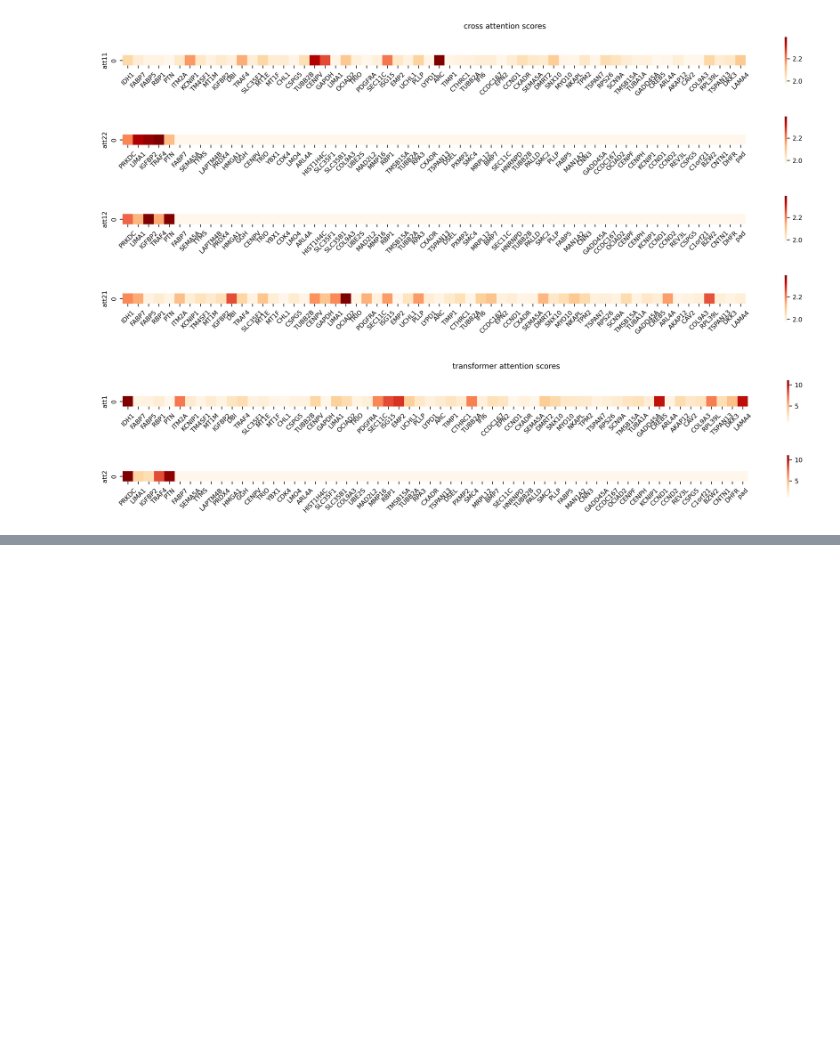
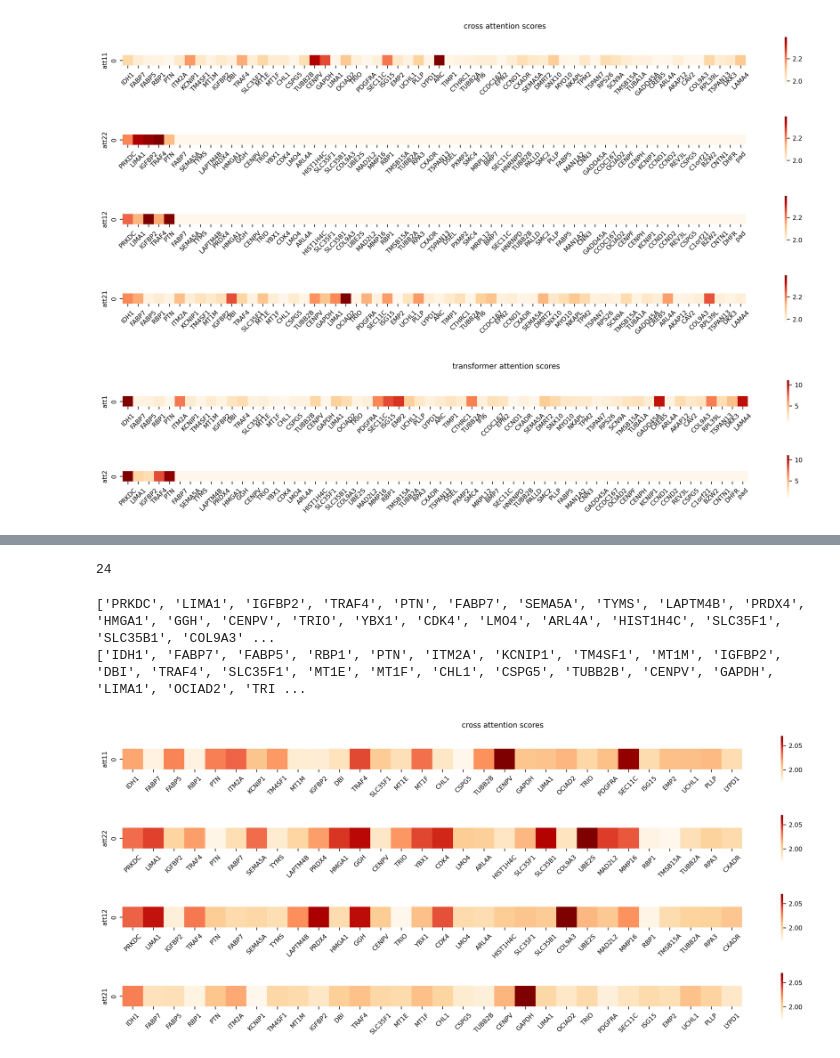
Before and after one commit to JieZheng-ShanghaiTech/SLformer, a Jupyter notebook: IDH1_analysis.ipynb, the cells around one changed output, grey strips where cells are left out. Saved outputs shown, nothing was run; the diff lists cells and outputs as text; code cells hidden in the pictures; blank space fills up the shorter version.

```diff
--- a/IDH1_analysis.ipynb
+++ b/IDH1_analysis.ipynb
@@ -196,0 +289,6 @@ plot_att_vec(np.vstack(trans_att_IDH1_PRKDC))
+# %%
+print(model_counts)
+cross_att_all = cross_att_all/model_counts
+trans_att_all = trans_att_all/model_counts
+# %% [output]
+24
@@ -196,0 +311,8 @@ plot_att_vec(np.vstack(trans_att_IDH1_PRKDC))
+# %%
+gene_sent_PRKDC = get_gene_sent("PRKDC", n=sent_len)
+print(gene_sent_PRKDC)
+gene_sent_IDH1 = get_gene_sent("IDH1", n=sent_len)
+print(gene_sent_IDH1)
+# %% [output]
+['PRKDC', 'LIMA1', 'IGFBP2', 'TRAF4', 'PTN', 'FABP7', 'SEMA5A', 'TYMS', 'LAPTM4B', 'PRDX4', 'HMGA1', 'GGH', 'CENPV', 'TRIO', 'YBX1', 'CDK4', 'LMO4', 'ARL4A', 'HIST1H4C', 'SLC35F1', 'SLC35B1', 'COL9A3' ...
+['IDH1', 'FABP7', 'FABP5', 'RBP1', 'PTN', 'ITM2A', 'KCNIP1', 'TM4SF1', 'MT1M', 'IGFBP2', 'DBI', 'TRAF4', 'SLC35F1', 'MT1E', 'MT1F', 'CHL1', 'CSPG5', 'TUBB2B', 'CENPV', 'GAPDH', 'LIMA1', 'OCIAD2', 'TRI ...
@@ -196,0 +323,39 @@ plot_att_vec(np.vstack(trans_att_IDH1_PRKDC))
+# %%
+def plot_att_vec(vec):
+
+    if vec.shape[0] == 4:
+        y_tick = ["att11", "att22", "att12", "att21"]
+    elif vec.shape[0] == 2:
+        y_tick = ["att1", "att2"]
+
+    plt.rcParams.update({'font.size': 8})
+    fig_width = 6 if vec.shape[0]==4 else 3
+    fig, axs = plt.subplots(vec.shape[0], 1, figsize = (15, fig_width))
+    fig.set_dpi(300)
+    fig.tight_layout(pad=3.0)
+
+    for i in range(vec.shape[0]):
+        if  i==0 or i==3:
+            x_tick = gene_sent_IDH1
+        elif i==1 or i==2:
+            x_tick = gene_sent_PRKDC
+
+        sns.heatmap(vec[i,:].reshape(1,-1), ax=axs[i], square=True, cmap="OrRd", cbar=False, xticklabels=x_tick)
+        norm_unsoftmax = mpl.colors.Normalize(vmin = np.min(vec),
+                                            vmax = np.max(vec))
+        cbar_unsoftmax = fig.colorbar(mpl.cm.ScalarMappable(norm = norm_unsoftmax, cmap="OrRd"),
+                                    orientation = 'vertical', ax = axs[i])
+        cbar_unsoftmax.outline.set_visible(False)
+
+        axs[i].set_xticklabels(x_tick, rotation=45)
+        axs[i].set_ylabel(y_tick[i])
+
+    if vec.shape[0] == 4:
+        fig.suptitle("cross attention scores")
+    elif vec.shape[0] == 2:
+        fig.suptitle("transformer attention scores")
+# %%
+# plot_att_vec(np.vstack(cross_att_vec))
+plot_att_vec(cross_att_all)
+# %% [output]
+[figure, added]
```
Also changed, not shown: parts of 9 cells of this notebook, 47 other files.
